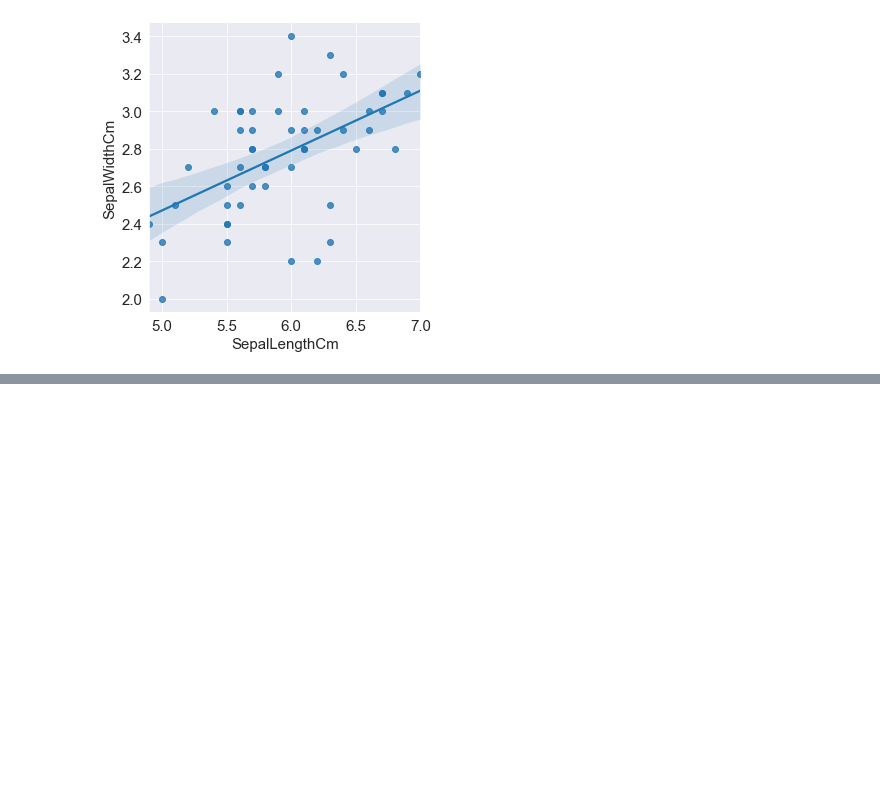
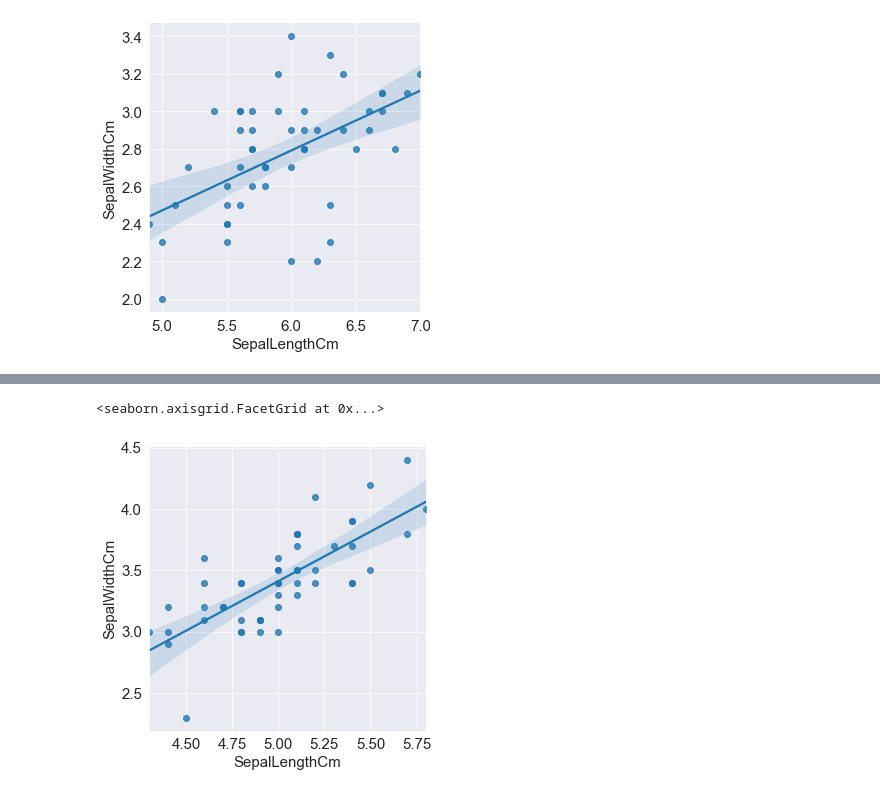
Before and after one commit to Arpan-tech-create/THE_SPARKS_FOUNDATION, a Jupyter notebook: Iris Project.ipynb, the cells around one changed output, grey strips where cells are left out. Cells and saved outputs as stored; diff of their text form; code cells hidden in the pictures; blank space fills up the shorter version.

```diff
--- a/Iris Project.ipynb
+++ b/Iris Project.ipynb
@@ -120,0 +136,4 @@ sns.scatterplot(x='PetalLengthCm',y='PetalWidthCm',color='green',data=iris_df)
+# %%
+set=ir[ir_df]
+set_df=set.sort_values(by=['SepalWidthCm'],ascending=False)
+set_df
@@ -120,0 +158,5 @@ sns.scatterplot(x='PetalLengthCm',y='PetalWidthCm',color='green',data=iris_df)
+# %%
+sns.lmplot(x='SepalLengthCm',y='SepalWidthCm',data=set_df)
+# %% [output]
+<seaborn.axisgrid.FacetGrid at 0x...>
+[figure, added]
```
Also changed, not shown: parts of 25 cells of this notebook.
